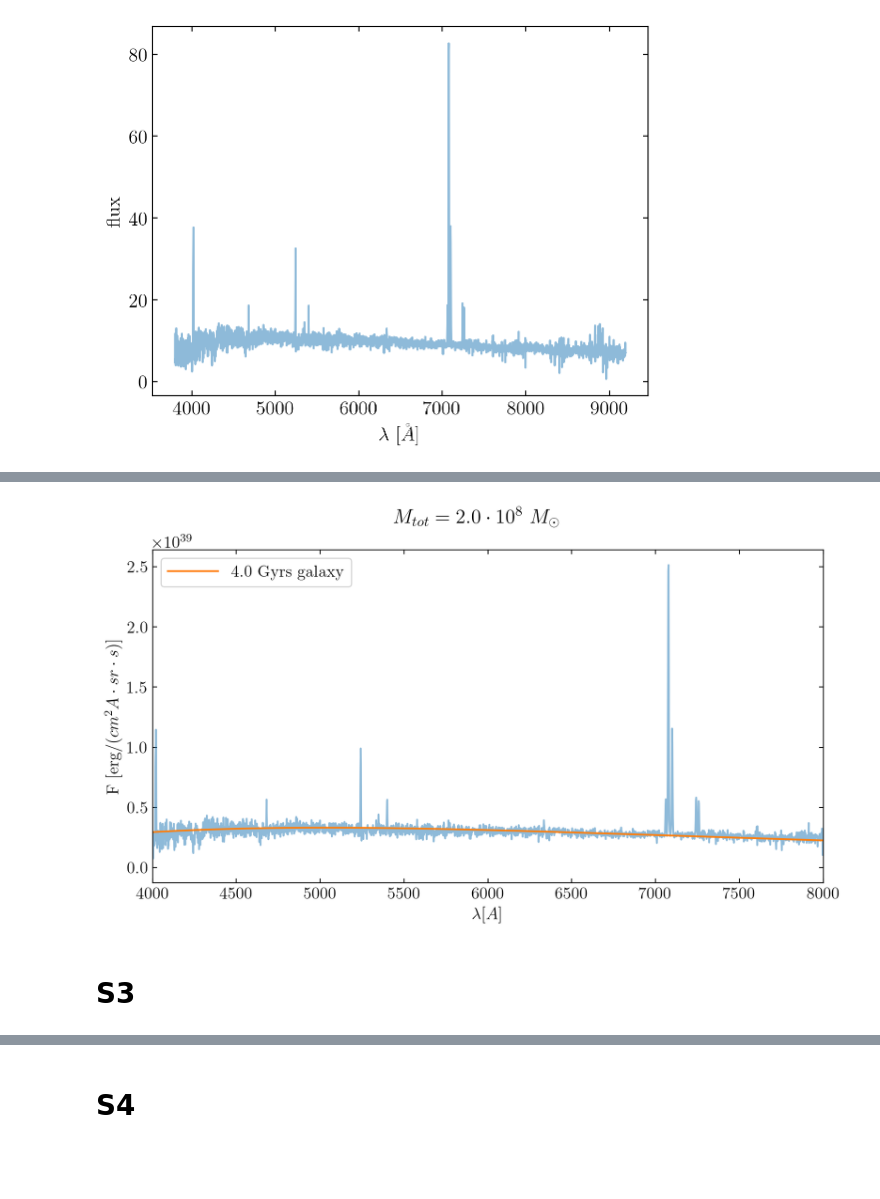
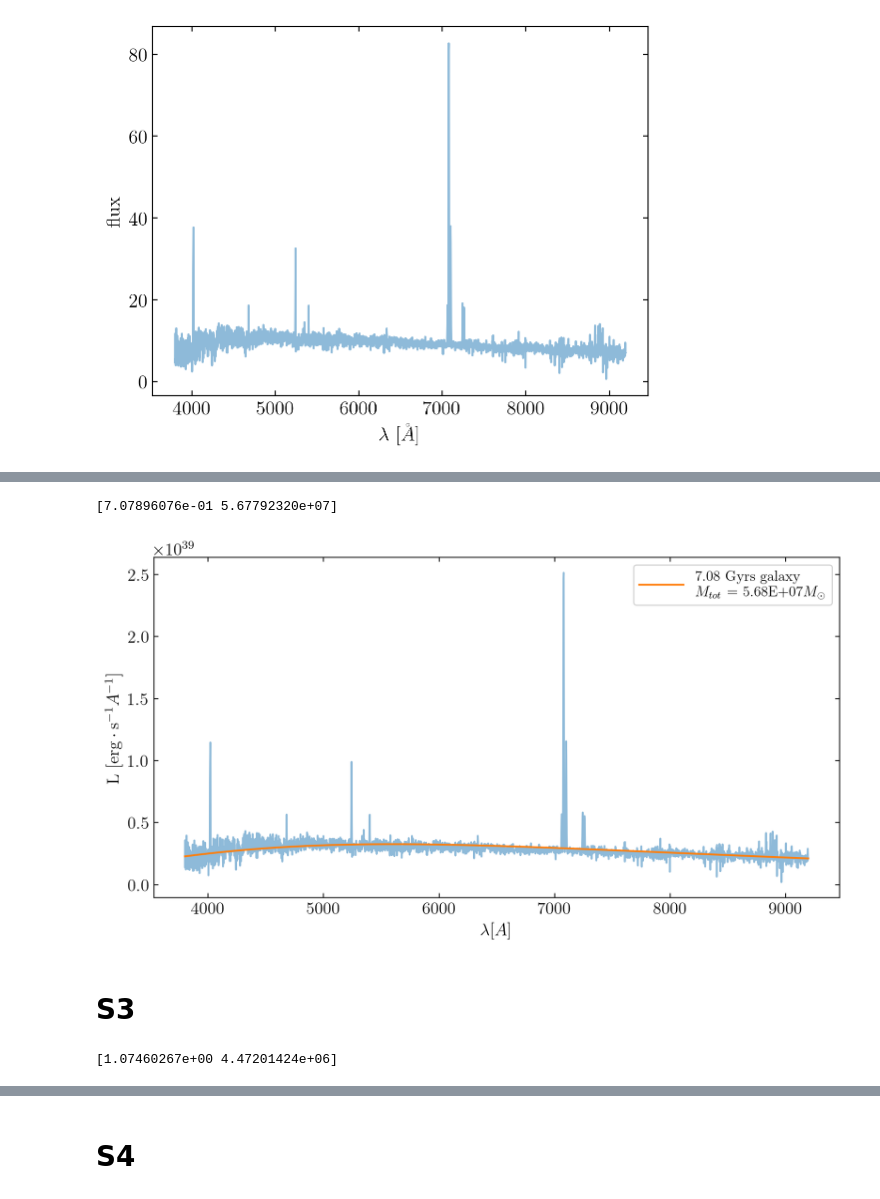
Before and after one commit to smucedola/cosmic-lab, a Jupyter notebook: gal_sp_evol.ipynb, the cells around one changed output, grey strips where cells are left out. Cells and saved outputs as stored; diff of their text form; code cells hidden in the pictures; blank space fills up the shorter version.

```diff
--- a/gal_sp_evol.ipynb
+++ b/gal_sp_evol.ipynb
@@ -314,0 +333,3 @@ print(filenames)
+# %%
+filenames = filenames[::-1]
+print(filenames)
@@ -424,5 +438,11 @@ lambd = np.arange(int(1e3) ,int(1e4), 10)
-# %%
-gal_age = 0.1  #*10Gyrs
-M_tot_s1 = 2e7 # solar M
-
-s1_model_flux = spmodel_eps(m_arr, lambd, gal_age, M_tot_s1)
+# %%
+def Lum(lambd, gal_age, M_tot):
+    m_min = 0.1
+    m_max = 100
+    nbin = 1000
+    xi_0 = 1 # density of stars in galaxy
+    m_arr = np.linspace(m_min, m_max, nbin)
+
+    flux = spmodel_eps(m_arr, lambd, gal_age, M_tot)
+
+    return np.array(flux.value*4*np.pi*4 * 10**33, dtype=float)
@@ -469,26 +498,30 @@ s2_lum=4 * np.pi * (s2_dist**2) * s2_flux*10**(-17) * (1 + s2_z)**2  # 10^-17 is
 # %%
 np.savetxt('S2.txt', (s2_wav_arr, s2_lum))
+# %%
+from scipy.optimize import curve_fit
+
+s2_wav_arr = np.array(s2_wav_arr, dtype = float)
+s2_lum = np.array(s2_lum, dtype = float)
+
+p, _ = curve_fit(Lum, s2_wav_arr, s2_lum)
+
+print(p)
+# %% [output]
+[7.07896076e-01 5.67792320e+07]
 # %%
-gal_age = 0.4  #*10Gyrs
-M_tot_s2 = 2e8 # solar M
-
-s2_model_flux = spmodel_eps(m_arr, lambd, gal_age, M_tot_s2)
-
-
+y_pred = Lum(s2_wav_arr, p[0], p[1])
 
 plt.figure(figsize=(10, 5))
 plt.plot(s2_wav_arr, s2_lum, alpha = .5)
-plt.plot(lambd, s2_model_flux * 4 * 10**33, label=f"{gal_age*10} Gyrs galaxy")  # solar L
+plt.plot(s2_wav_arr, y_pred, label= "%.2f Gyrs galaxy \n" % (p[0]*10) + "$M_{tot}$ = %.2E" % p[1] + "$M_{\odot}$")  # solar L
 
 plt.xlabel("$\lambda [A]$")
-plt.ylabel("F [$\mathrm{erg} / (cm^2 A \cdot sr \cdot s)$]")
-plt.suptitle("$M_{tot}"f" = {M_tot_s2/1e8}"" \cdot 10^8 \ M_{\odot}$")
-plt.xlim(4000, 8000)
-plt.legend()
+plt.ylabel("L [$\mathrm{erg}\cdot \mathrm{s}^{-1} A^{-1}$]")
+plt.legend(loc = 'upper right', fontsize = 12)
 plt.margins(.05)
 plt.show();
 # %% [output]
-[figure, old version]
+[figure, new version]
 # %% [markdown]
 # S3
 # %%
@@ -507,4 +540,15 @@ s3_dist=cosmo.luminosity_distance(s3_z).to(u.cm)
 s3_lum=4 * np.pi * (s3_dist**2) * s3_flux*10**(-17) * (1 + s3_z)**2  # 10^-17 is the units of flux from datafile
 # %%
 np.savetxt('s3.txt', (s3_wav_arr, s3_lum))
+# %%
+from scipy.optimize import curve_fit
+
+s3_wav_arr = np.array(s3_wav_arr, dtype = float)
+s3_lum = np.array(s3_lum, dtype = float)
+
+p, _ = curve_fit(Lum, s3_wav_arr, s3_lum)
+
+print(p)
+# %% [output]
+[1.07460267e+00 4.47201424e+06]
 # %%
```
Also changed, not shown: parts of 11 cells of this notebook, 5 other files.
